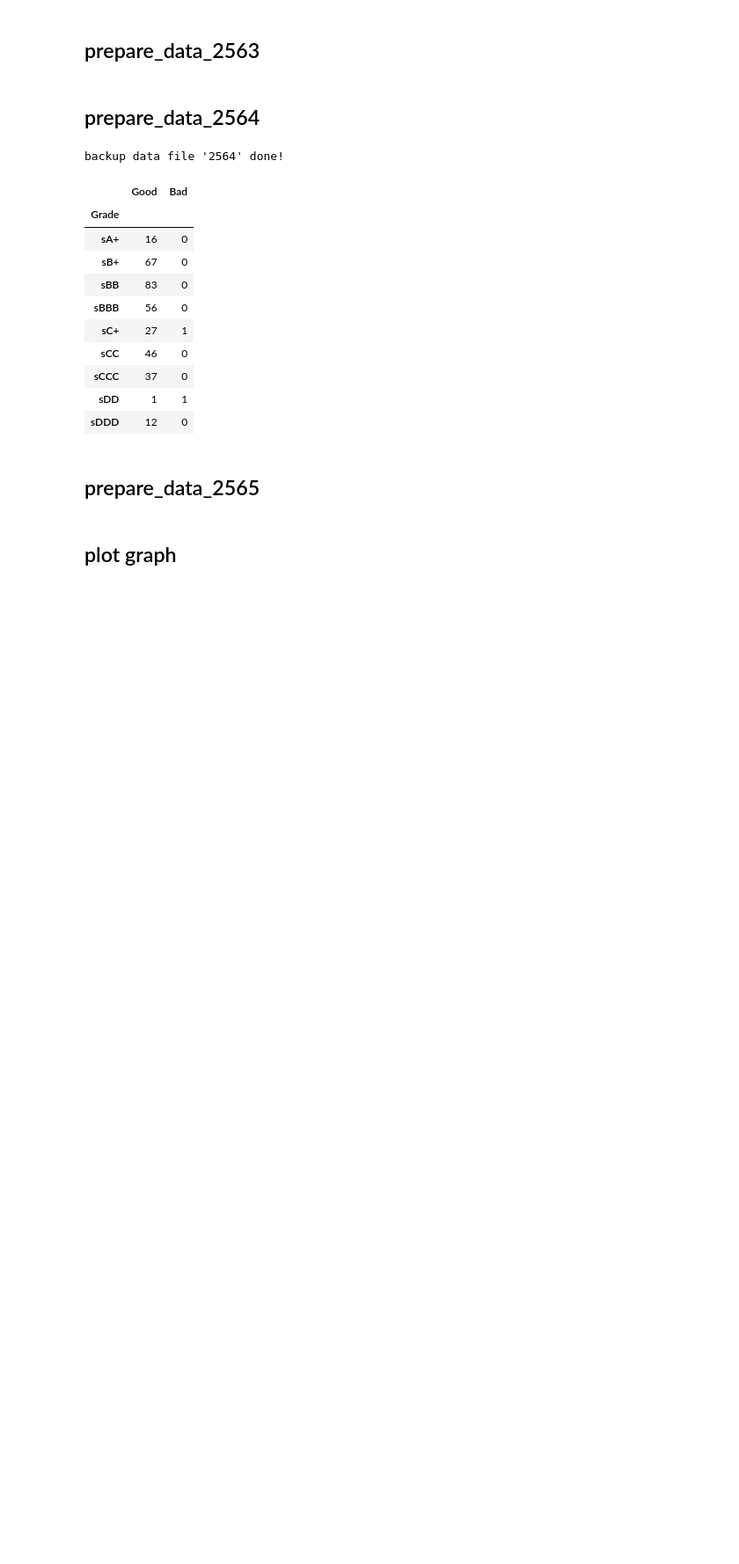
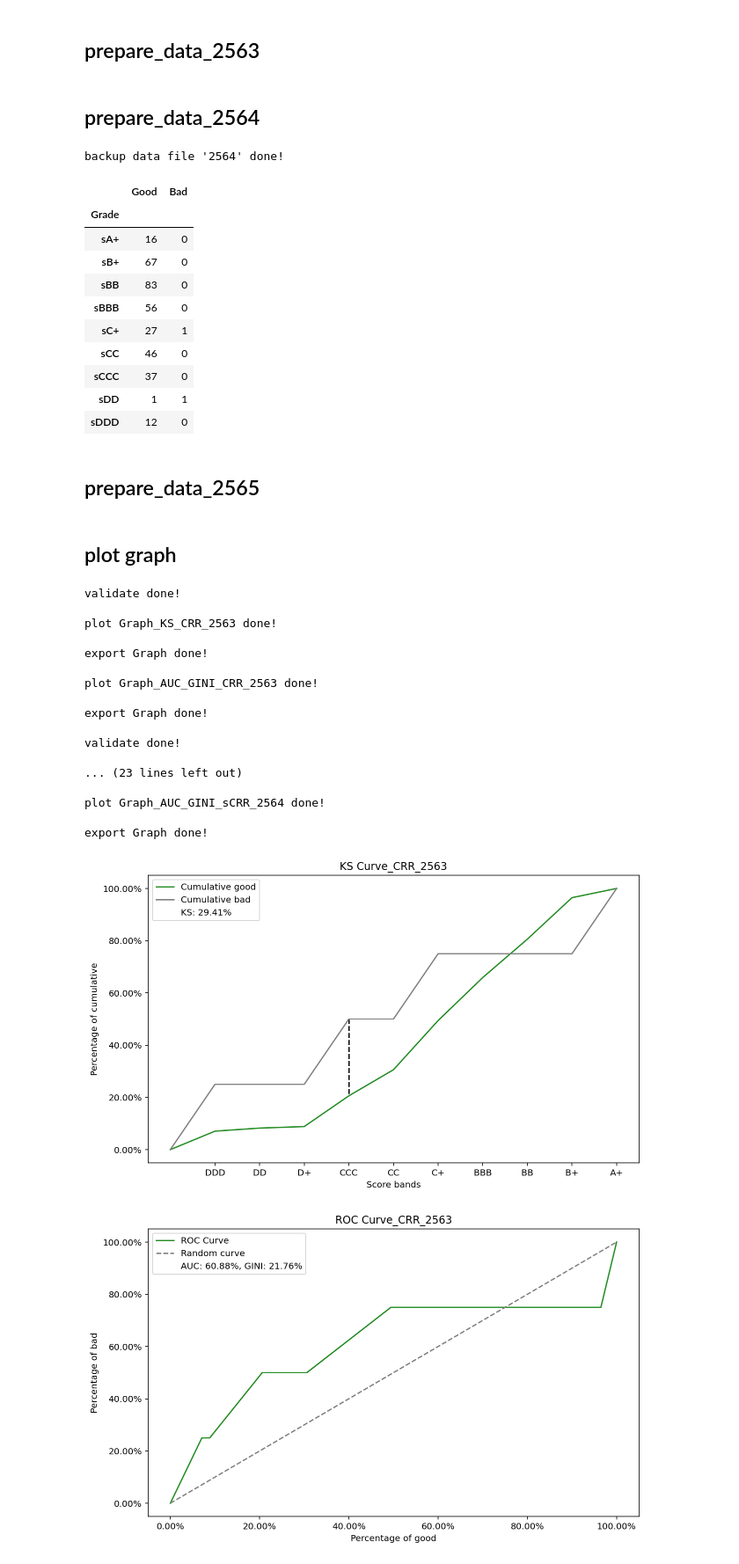
Before and after one commit to Taecpy/CRR-validate, a Jupyter notebook: CRR_validate.ipynb, the cells around one changed output. Shown: that part at 88% size. Saved outputs shown, nothing was run; the diff lists cells and outputs as text; code cells hidden in the pictures; blank space fills up the shorter version.

```diff
--- a/CRR_validate.ipynb
+++ b/CRR_validate.ipynb
@@ -305,15 +305,46 @@ backup data file '2564' done!
 # %%
 ##As_of_2563
 ##CRR
 CRR_2563 =  validate(df_CRR_2563)
 KS_CRR_2563 = plot_KS(CRR_2563)
 export_Graph(KS_CRR_2563)
 AUC_GINI_CRR_2563 = plot_AUC_GINI(CRR_2563)
 export_Graph(AUC_GINI_CRR_2563)
 ##sCRR
 sCRR_2563 =  validate(df_sCRR_2563)
 KS_sCRR_2563 = plot_KS(sCRR_2563)
 export_Graph(KS_sCRR_2563)
 AUC_GINI_sCRR_2563 = plot_AUC_GINI(sCRR_2563)
 export_Graph(AUC_GINI_sCRR_2563)
 ##As_of_2564
+CRR_2564 =  validate(df_CRR_2564)
+KS_CRR_2564 = plot_KS(CRR_2564)
+export_Graph(KS_CRR_2564)
+AUC_GINI_CRR_2564 = plot_AUC_GINI(CRR_2564)
+export_Graph(AUC_GINI_CRR_2564)
+##sCRR
+sCRR_2564 =  validate(df_sCRR_2564)
+KS_sCRR_2564 = plot_KS(sCRR_2564)
+export_Graph(KS_sCRR_2564)
+AUC_GINI_sCRR_2564 = plot_AUC_GINI(sCRR_2564)
+export_Graph(AUC_GINI_sCRR_2564)
+# %% [output]
+validate done!
+
+plot Graph_KS_CRR_2563 done!
+
+export Graph done!
+
+plot Graph_AUC_GINI_CRR_2563 done!
+
+export Graph done!
+
+validate done!
+
+... (23 lines left out)
+
+plot Graph_AUC_GINI_sCRR_2564 done!
+
+export Graph done!
+[figure, added]
+[figure, added]
```
Also changed, not shown: parts of 2 cells of this notebook, 6 other files.
